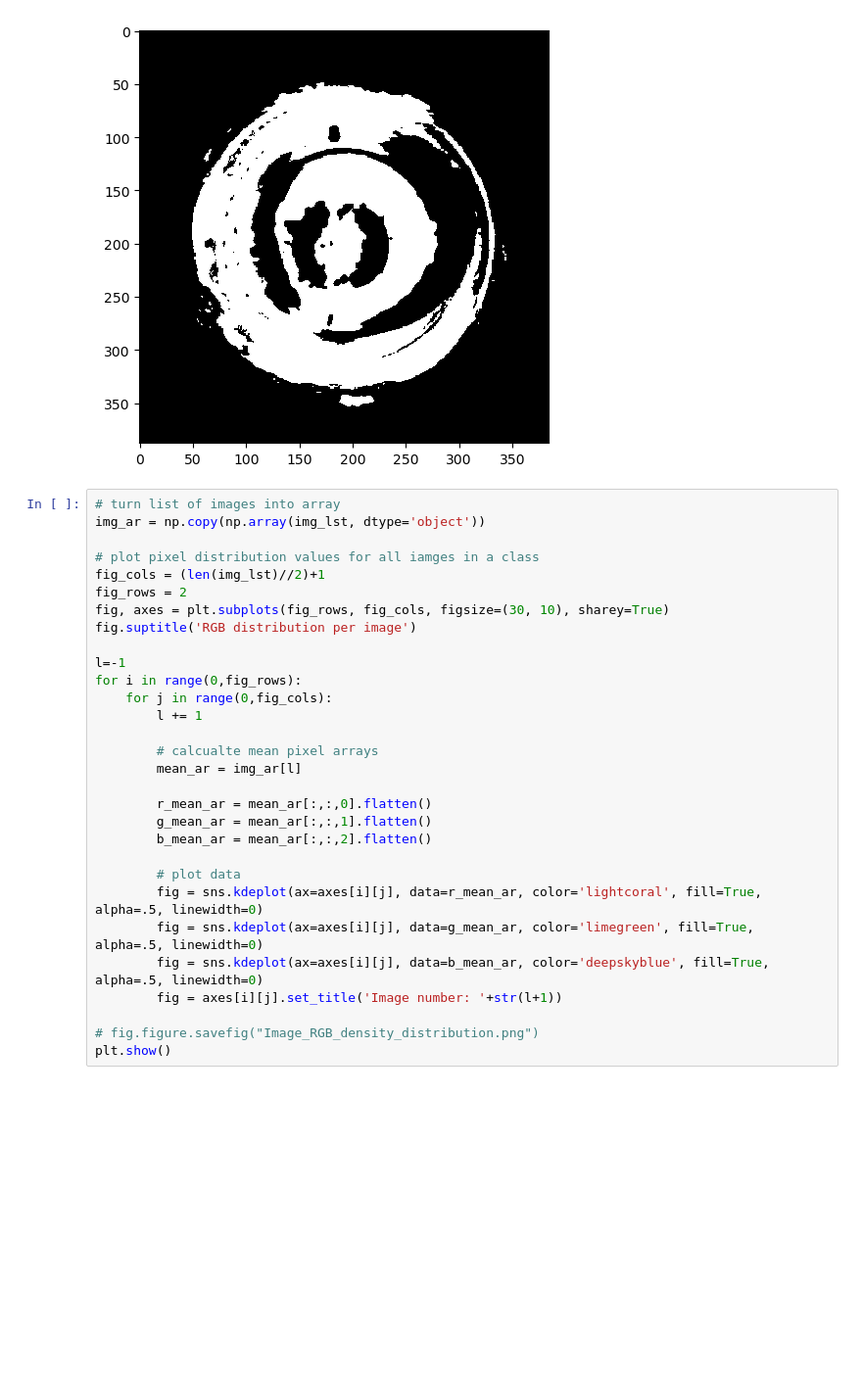
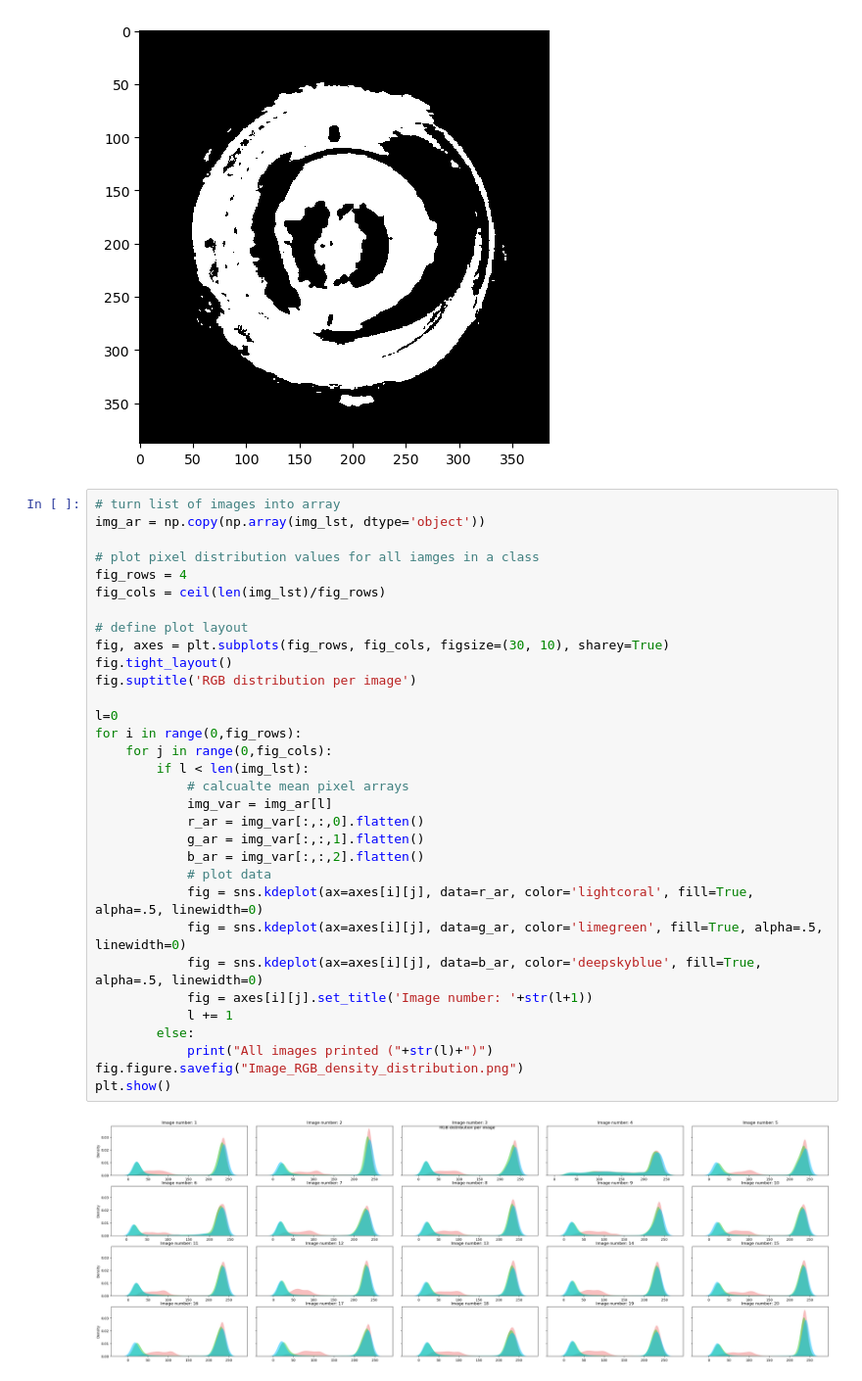
Before and after one commit to ChristopherMarais/Beetle_classifier, a Jupyter notebook: Segmentation/Segmentation.ipynb, the cells around one changed output. Shown at 98% size. Saved outputs shown, nothing was run; the diff lists cells and outputs as text; blank space fills up the shorter version.

```diff
--- a/Segmentation/Segmentation.ipynb
+++ b/Segmentation/Segmentation.ipynb
@@ -138,30 +139,34 @@ io.imshow(c_img)
 # %%
 # turn list of images into array
 img_ar = np.copy(np.array(img_lst, dtype='object'))
 
 # plot pixel distribution values for all iamges in a class
-fig_cols = (len(img_lst)//2)+1
-fig_rows = 2
+fig_rows = 4
+fig_cols = ceil(len(img_lst)/fig_rows)
+
+# define plot layout
 fig, axes = plt.subplots(fig_rows, fig_cols, figsize=(30, 10), sharey=True)
+fig.tight_layout()
 fig.suptitle('RGB distribution per image')
 
-l=-1
+l=0
 for i in range(0,fig_rows):
     for j in range(0,fig_cols):
-        l += 1
-
-        # calcualte mean pixel arrays
-        mean_ar = img_ar[l]
-
-        r_mean_ar = mean_ar[:,:,0].flatten()
-        g_mean_ar = mean_ar[:,:,1].flatten()
-        b_mean_ar = mean_ar[:,:,2].flatten()
-
-        # plot data
-        fig = sns.kdeplot(ax=axes[i][j], data=r_mean_ar, color='lightcoral', fill=True, alpha=.5, linewidth=0)
-        fig = sns.kdeplot(ax=axes[i][j], data=g_mean_ar, color='limegreen', fill=True, alpha=.5, linewidth=0)
-        fig = sns.kdeplot(ax=axes[i][j], data=b_mean_ar, color='deepskyblue', fill=True, alpha=.5, linewidth=0)
-        fig = axes[i][j].set_title('Image number: '+str(l+1))
-
-# fig.figure.savefig("Image_RGB_density_distribution.png")
+        if l < len(img_lst):
+            # calcualte mean pixel arrays
+            img_var = img_ar[l]
+            r_ar = img_var[:,:,0].flatten()
+            g_ar = img_var[:,:,1].flatten()
+            b_ar = img_var[:,:,2].flatten()
+            # plot data
+            fig = sns.kdeplot(ax=axes[i][j], data=r_ar, color='lightcoral', fill=True, alpha=.5, linewidth=0)
+            fig = sns.kdeplot(ax=axes[i][j], data=g_ar, color='limegreen', fill=True, alpha=.5, linewidth=0)
+            fig = sns.kdeplot(ax=axes[i][j], data=b_ar, color='deepskyblue', fill=True, alpha=.5, linewidth=0)
+            fig = axes[i][j].set_title('Image number: '+str(l+1))
+            l += 1
+        else:
+            print("All images printed ("+str(l)+")")
+fig.figure.savefig("Image_RGB_density_distribution.png")
 plt.show()
+# %% [output]
+[figure, added]
```
Also changed, not shown: parts of 1 cell of this notebook, 1 other file.
